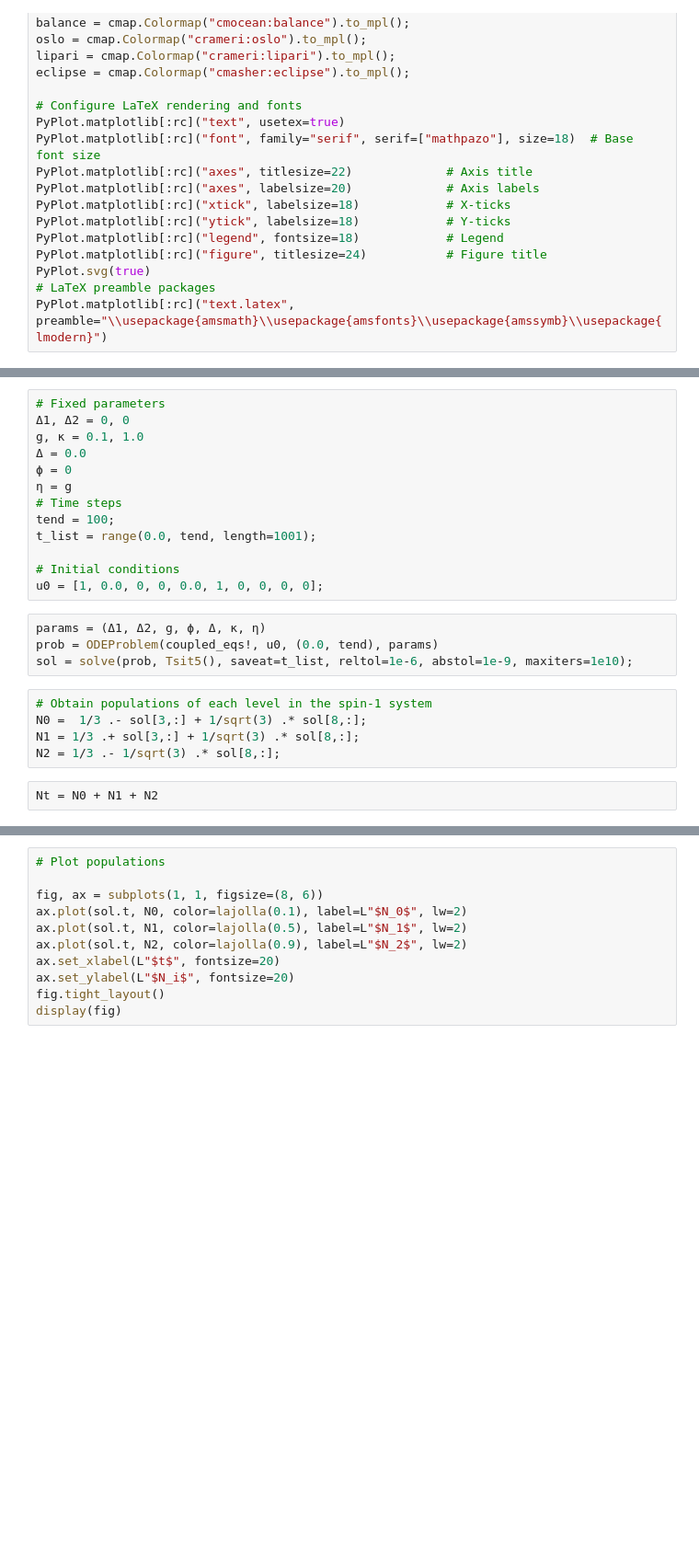
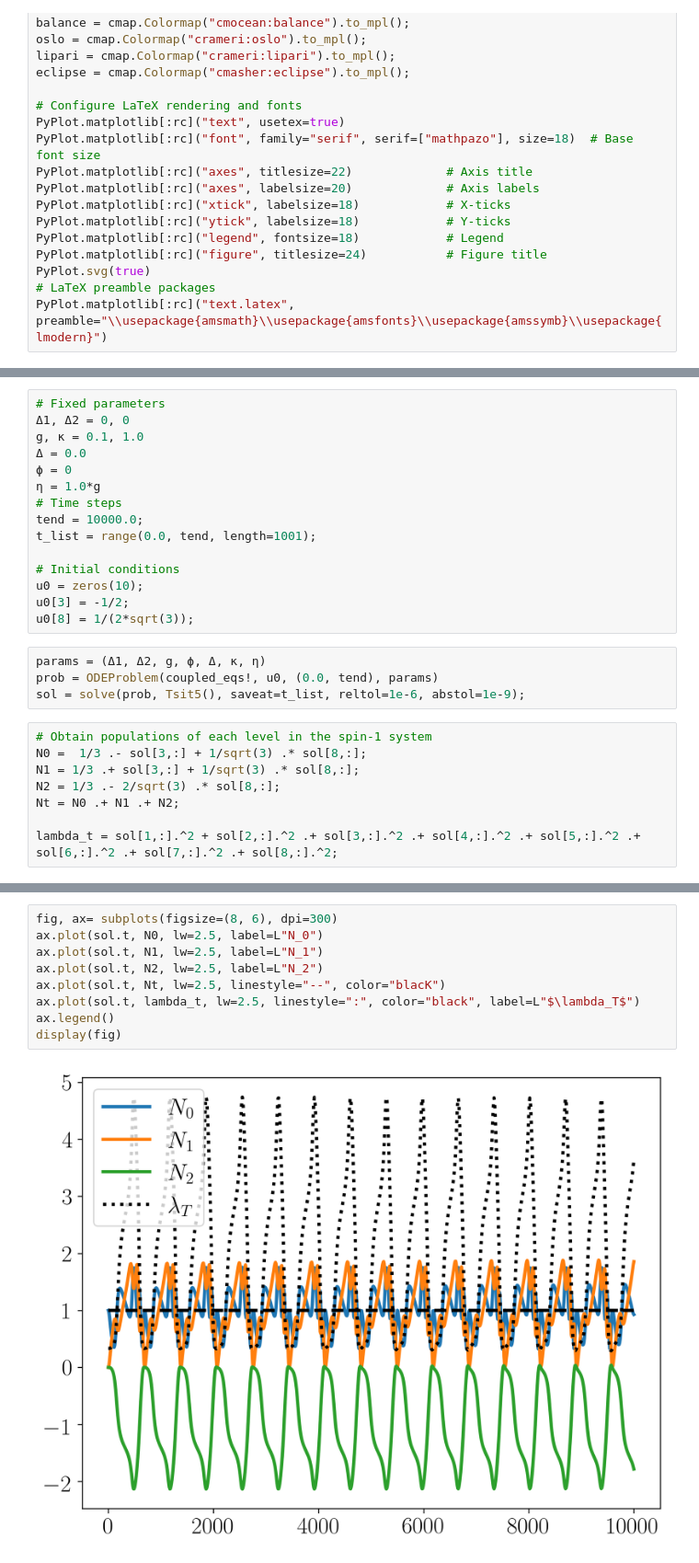
Before and after one commit to MarcNairn/nonreciprocal-dimer, a Jupyter notebook: simul/spin1_nonrec.ipynb, the cells around one changed output, grey strips where cells are left out. Shown at 92% size. Cells and saved outputs as stored; diff of their text form; blank space fills up the shorter version.

```diff
--- a/simul/spin1_nonrec.ipynb
+++ b/simul/spin1_nonrec.ipynb
@@ -59,21 +70,24 @@ function coupled_eqs!(du, u, p, t)
 g, κ = 0.1, 1.0
 Δ = 0.0
 ϕ = 0
-η = g
+η = 1.0*g
 # Time steps
-tend = 100;
+tend = 10000.0;
 t_list = range(0.0, tend, length=1001);
 
 # Initial conditions
-u0 = [1, 0.0, 0, 0, 0.0, 1, 0, 0, 0, 0];
+u0 = zeros(10);
+u0[3] = -1/2;
+u0[8] = 1/(2*sqrt(3));
 # %%
 params = (Δ1, Δ2, g, ϕ, Δ, κ, η)
 prob = ODEProblem(coupled_eqs!, u0, (0.0, tend), params)
-sol = solve(prob, Tsit5(), saveat=t_list, reltol=1e-6, abstol=1e-9, maxiters=1e10);
+sol = solve(prob, Tsit5(), saveat=t_list, reltol=1e-6, abstol=1e-9);
 # %%
 # Obtain populations of each level in the spin-1 system
 N0 =  1/3 .- sol[3,:] + 1/sqrt(3) .* sol[8,:];
 N1 = 1/3 .+ sol[3,:] + 1/sqrt(3) .* sol[8,:];
-N2 = 1/3 .- 1/sqrt(3) .* sol[8,:];
+N2 = 1/3 .- 2/sqrt(3) .* sol[8,:];
+Nt = N0 .+ N1 .+ N2;
+
+lambda_t = sol[1,:].^2 + sol[2,:].^2 .+ sol[3,:].^2 .+ sol[4,:].^2 .+ sol[5,:].^2 .+ sol[6,:].^2 .+ sol[7,:].^2 .+ sol[8,:].^2;
-# %%
-Nt = N0 + N1 + N2
@@ -80,11 +98,11 @@ Nt = N0 + N1 + N2
 # %%
-# Plot populations
-
-fig, ax = subplots(1, 1, figsize=(8, 6))
-ax.plot(sol.t, N0, color=lajolla(0.1), label=L"$N_0$", lw=2)
-ax.plot(sol.t, N1, color=lajolla(0.5), label=L"$N_1$", lw=2)
-ax.plot(sol.t, N2, color=lajolla(0.9), label=L"$N_2$", lw=2)
-ax.set_xlabel(L"$t$", fontsize=20)
-ax.set_ylabel(L"$N_i$", fontsize=20)
-fig.tight_layout()
+fig, ax= subplots(figsize=(8, 6), dpi=300)
+ax.plot(sol.t, N0, lw=2.5, label=L"N_0")
+ax.plot(sol.t, N1, lw=2.5, label=L"N_1")
+ax.plot(sol.t, N2, lw=2.5, label=L"N_2")
+ax.plot(sol.t, Nt, lw=2.5, linestyle="--", color="blacK")
+ax.plot(sol.t, lambda_t, lw=2.5, linestyle=":", color="black", label=L"$\lambda_T$")
+ax.legend()
 display(fig)
+# %% [output]
+[figure, added]
```
Also changed, not shown: parts of 7 cells of this notebook, 5 other files.
